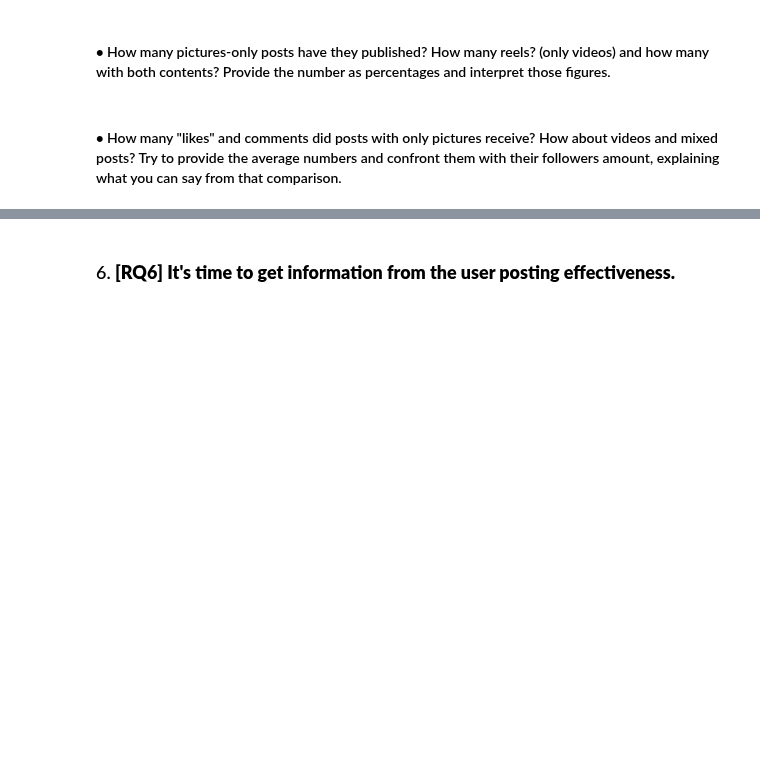
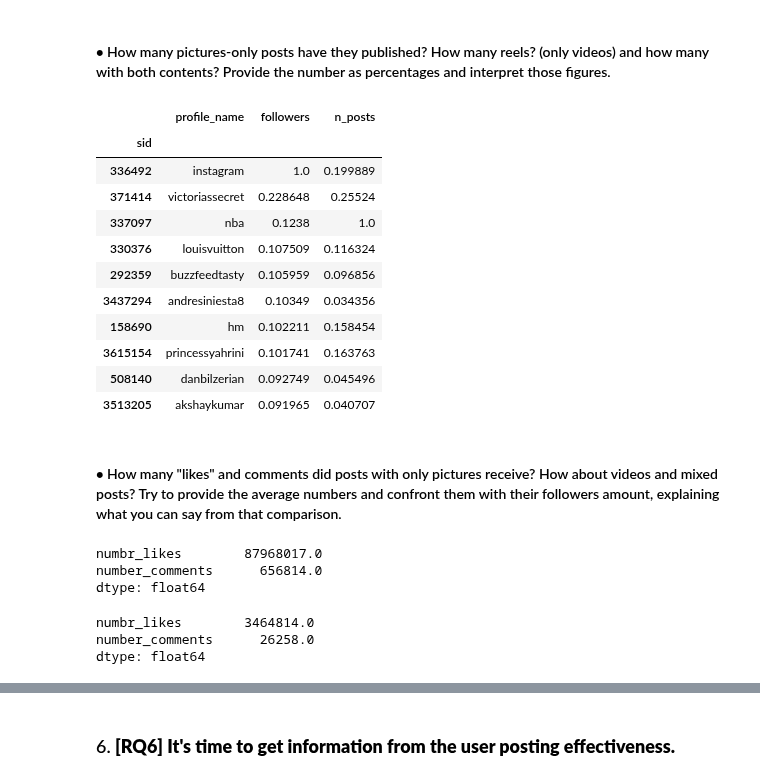
Before and after one commit to Prot10/ADM_HW_2, a Jupyter notebook: general.ipynb, the cells around one changed output, grey strips where cells are left out. Cells and saved outputs as stored; diff of their text form; code cells hidden in the pictures; blank space fills up the shorter version.

```diff
--- a/general.ipynb
+++ b/general.ipynb
@@ -737,2 +743,17 @@ plt.show()
+# %%
+top10profiles_followers
+# %% [output]
+|  | profile_name | followers | n_posts |
+| sid |  |  |  |
+| 336492 | instagram | 1.0 | 0.199889 |
+| 371414 | victoriassecret | 0.228648 | 0.25524 |
+| 337097 | nba | 0.1238 | 1.0 |
+| 330376 | louisvuitton | 0.107509 | 0.116324 |
+| 292359 | buzzfeedtasty | 0.105959 | 0.096856 |
+| 3437294 | andresiniesta8 | 0.10349 | 0.034356 |
+| 158690 | hm | 0.102211 | 0.158454 |
+| 3615154 | princessyahrini | 0.101741 | 0.163763 |
+| 508140 | danbilzerian | 0.092749 | 0.045496 |
+| 3513205 | akshaykumar | 0.091965 | 0.040707 |
 # %% [markdown]
 #### $\bullet$ How many "likes" and comments did posts with only pictures receive? How about videos and mixed posts? Try to provide the average numbers and confront them with their followers amount, explaining what you can say from that comparison.
@@ -738,0 +765,14 @@ plt.show()
+# %%
+photos = posts_l_c_1[['numbr_likes', 'number_comments']].sum(axis=0)
+photos
+# %% [output]
+numbr_likes        87968017.0
+number_comments      656814.0
+dtype: float64
+# %%
+video = posts_l_c_2[['numbr_likes', 'number_comments']].sum(axis=0)
+video
+# %% [output]
+numbr_likes        3464814.0
+number_comments      26258.0
+dtype: float64
```
Also changed, not shown: parts of 14 cells of this notebook, 1 other file.
